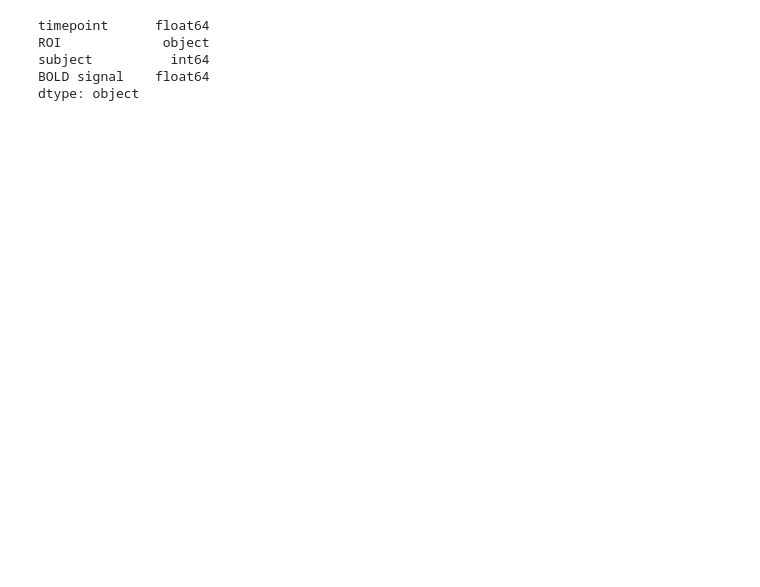
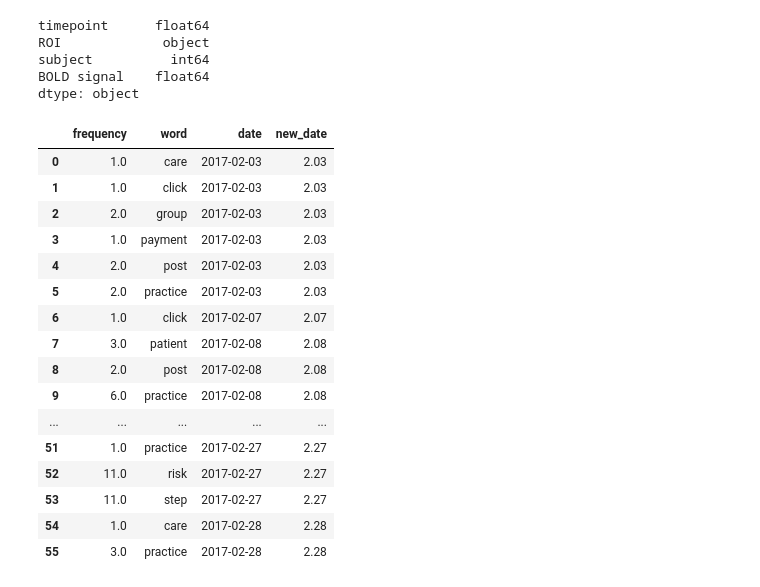
Before and after one commit to mjbrienza/Text-Analytics, a Jupyter notebook: TextAnalysis_1013.ipynb, the cells around one changed output. Saved outputs shown, nothing was run; the diff lists cells and outputs as text; code cells hidden in the pictures; blank space fills up the shorter version.

```diff
--- a/TextAnalysis_1013.ipynb
+++ b/TextAnalysis_1013.ipynb
@@ -540,3 +571,23 @@ ROI             object
 subject          int64
 BOLD signal    float64
 dtype: object
+# %%
+top_words
+# %% [output]
+|  | frequency | word | date | new_date |
+| 0 | 1.0 | care | 2017-02-03 | 2.03 |
+| 1 | 1.0 | click | 2017-02-03 | 2.03 |
+| 2 | 2.0 | group | 2017-02-03 | 2.03 |
+| 3 | 1.0 | payment | 2017-02-03 | 2.03 |
+| 4 | 2.0 | post | 2017-02-03 | 2.03 |
+| 5 | 2.0 | practice | 2017-02-03 | 2.03 |
+| 6 | 1.0 | click | 2017-02-07 | 2.07 |
+| 7 | 3.0 | patient | 2017-02-08 | 2.08 |
+| 8 | 2.0 | post | 2017-02-08 | 2.08 |
+| 9 | 6.0 | practice | 2017-02-08 | 2.08 |
+| ... | ... | ... | ... | ... |
+| 51 | 1.0 | practice | 2017-02-27 | 2.27 |
+| 52 | 11.0 | risk | 2017-02-27 | 2.27 |
+| 53 | 11.0 | step | 2017-02-27 | 2.27 |
+| 54 | 1.0 | care | 2017-02-28 | 2.28 |
+| 55 | 3.0 | practice | 2017-02-28 | 2.28 |
```
Also changed, not shown: parts of 4 cells of this notebook.
